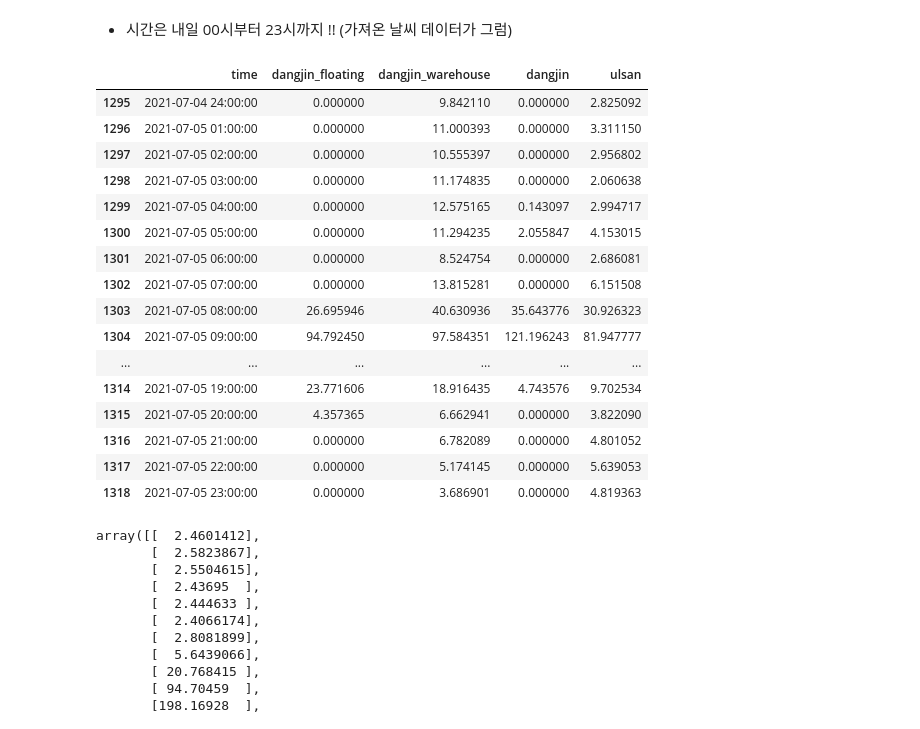
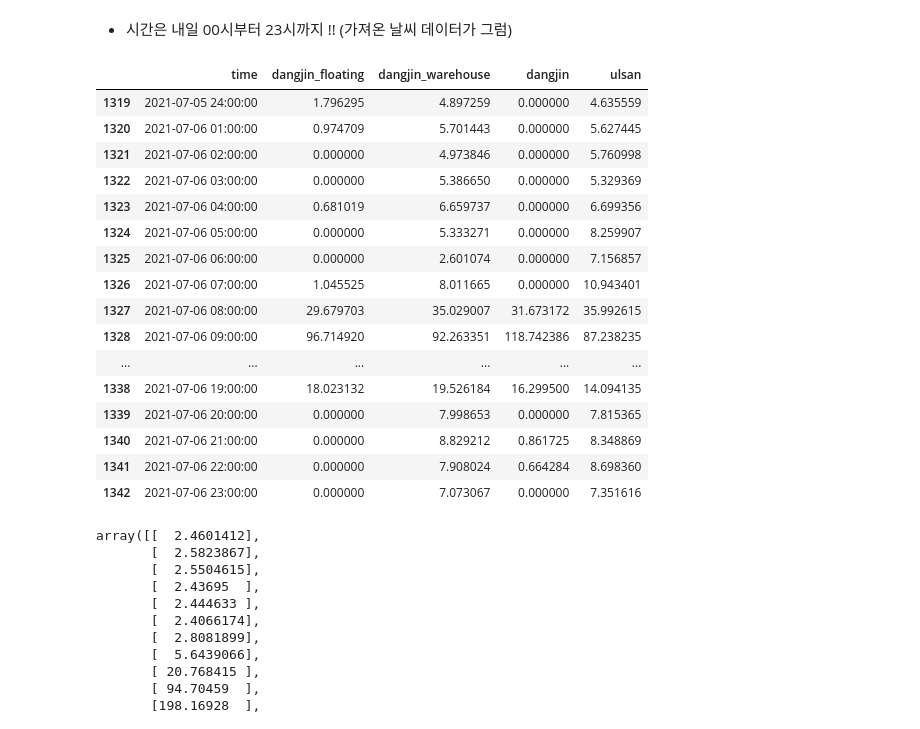
Before and after one commit to Annie-Yeeun-Jang/dacon_timeseries, a Jupyter notebook: final_model/시계열_1팀_private_inference_일사일조.ipynb, the cells around one changed output. Drawn from its saved outputs; the diff is of its cells as text; code cells hidden in the pictures.

```diff
--- a/final_model/시계열_1팀_private_inference_일사일조.ipynb
+++ b/final_model/시계열_1팀_private_inference_일사일조.ipynb
@@ -386,32 +379,33 @@ sample_submission
 # %%
 #loc는 끝 인덱스도 포함....
 #sample_submission.loc[815:839] #6/14일 제출
 #sample_submission.loc[839:862] #6/15일
 #sample_submission.loc[863:886] #6/16일
 #sample_submission.loc[887:910] #6/17일
 #sample_submission.loc[911:934] #6/18일
 #sample_submission.loc[935:958] #6/19일
 #sample_submission.loc[959:982] #6/20일
 #sample_submission.loc[983:1006] #6/20일
-sample_submission.loc[1295:1318] #7/4
+#sample_submission.loc[1295:1318] #7/4
+sample_submission.loc[1319:1342]
 # %% [output]
 |  | time | dangjin_floating | dangjin_warehouse | dangjin | ulsan |
-| 1295 | 2021-07-04 24:00:00 | 0.000000 | 9.842110 | 0.000000 | 2.825092 |
-| 1296 | 2021-07-05 01:00:00 | 0.000000 | 11.000393 | 0.000000 | 3.311150 |
-| 1297 | 2021-07-05 02:00:00 | 0.000000 | 10.555397 | 0.000000 | 2.956802 |
-| 1298 | 2021-07-05 03:00:00 | 0.000000 | 11.174835 | 0.000000 | 2.060638 |
-| 1299 | 2021-07-05 04:00:00 | 0.000000 | 12.575165 | 0.143097 | 2.994717 |
-| 1300 | 2021-07-05 05:00:00 | 0.000000 | 11.294235 | 2.055847 | 4.153015 |
-| 1301 | 2021-07-05 06:00:00 | 0.000000 | 8.524754 | 0.000000 | 2.686081 |
-| 1302 | 2021-07-05 07:00:00 | 0.000000 | 13.815281 | 0.000000 | 6.151508 |
-| 1303 | 2021-07-05 08:00:00 | 26.695946 | 40.630936 | 35.643776 | 30.926323 |
-| 1304 | 2021-07-05 09:00:00 | 94.792450 | 97.584351 | 121.196243 | 81.947777 |
+| 1319 | 2021-07-05 24:00:00 | 1.796295 | 4.897259 | 0.000000 | 4.635559 |
+| 1320 | 2021-07-06 01:00:00 | 0.974709 | 5.701443 | 0.000000 | 5.627445 |
+| 1321 | 2021-07-06 02:00:00 | 0.000000 | 4.973846 | 0.000000 | 5.760998 |
+| 1322 | 2021-07-06 03:00:00 | 0.000000 | 5.386650 | 0.000000 | 5.329369 |
+| 1323 | 2021-07-06 04:00:00 | 0.681019 | 6.659737 | 0.000000 | 6.699356 |
+| 1324 | 2021-07-06 05:00:00 | 0.000000 | 5.333271 | 0.000000 | 8.259907 |
+| 1325 | 2021-07-06 06:00:00 | 0.000000 | 2.601074 | 0.000000 | 7.156857 |
+| 1326 | 2021-07-06 07:00:00 | 1.045525 | 8.011665 | 0.000000 | 10.943401 |
+| 1327 | 2021-07-06 08:00:00 | 29.679703 | 35.029007 | 31.673172 | 35.992615 |
+| 1328 | 2021-07-06 09:00:00 | 96.714920 | 92.263351 | 118.742386 | 87.238235 |
 | ... | ... | ... | ... | ... | ... |
-| 1314 | 2021-07-05 19:00:00 | 23.771606 | 18.916435 | 4.743576 | 9.702534 |
-| 1315 | 2021-07-05 20:00:00 | 4.357365 | 6.662941 | 0.000000 | 3.822090 |
-| 1316 | 2021-07-05 21:00:00 | 0.000000 | 6.782089 | 0.000000 | 4.801052 |
-| 1317 | 2021-07-05 22:00:00 | 0.000000 | 5.174145 | 0.000000 | 5.639053 |
-| 1318 | 2021-07-05 23:00:00 | 0.000000 | 3.686901 | 0.000000 | 4.819363 |
+| 1338 | 2021-07-06 19:00:00 | 18.023132 | 19.526184 | 16.299500 | 14.094135 |
+| 1339 | 2021-07-06 20:00:00 | 0.000000 | 7.998653 | 0.000000 | 7.815365 |
+| 1340 | 2021-07-06 21:00:00 | 0.000000 | 8.829212 | 0.861725 | 8.348869 |
+| 1341 | 2021-07-06 22:00:00 | 0.000000 | 7.908024 | 0.664284 | 8.698360 |
+| 1342 | 2021-07-06 23:00:00 | 0.000000 | 7.073067 | 0.000000 | 7.351616 |
 # %%
 floating
 # %% [output]
```
Also changed, not shown: parts of 14 cells of this notebook.
